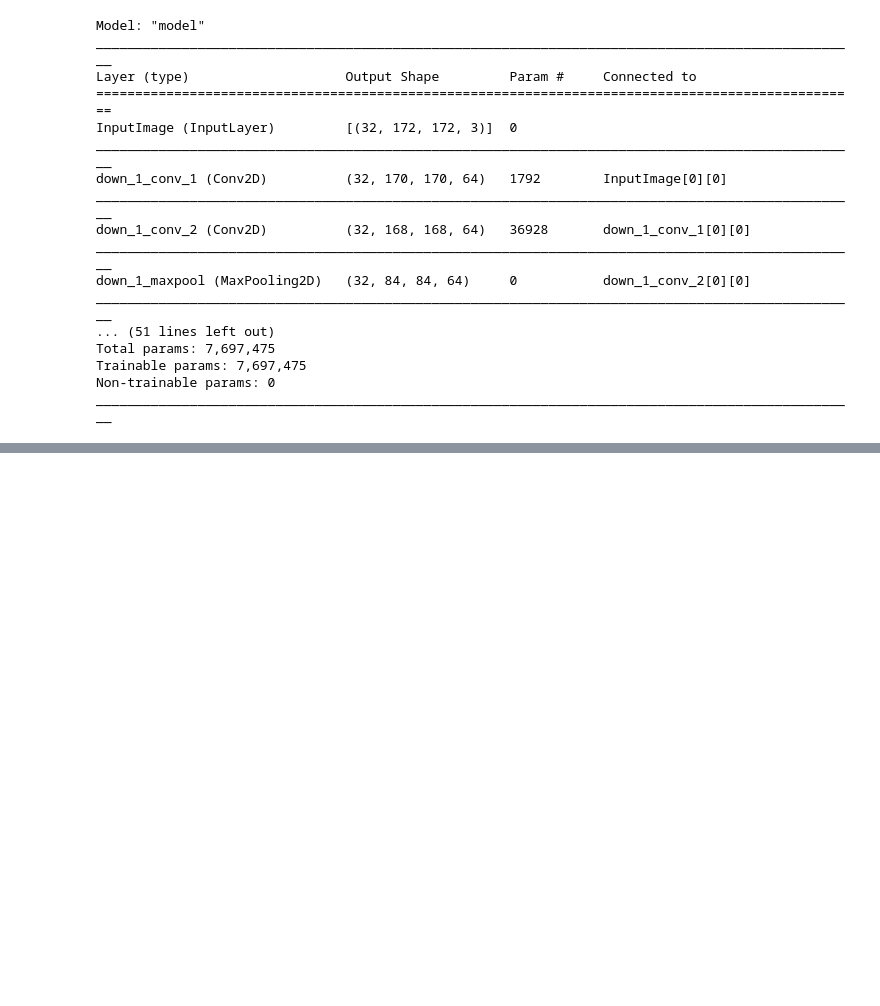
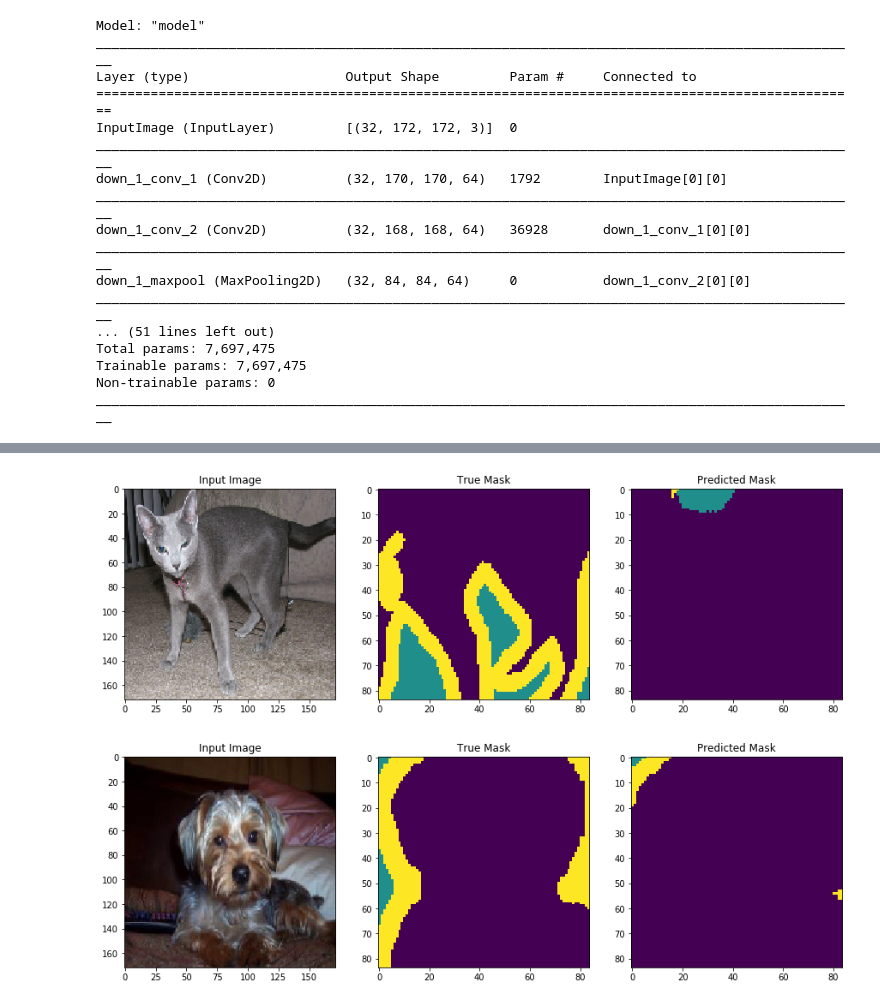
Before and after one commit to randomstructures/ExLSM-Image-Segmentation, a Jupyter notebook: Unet1/unet.ipynb, the cells around one changed output, grey strips where cells are left out. Saved outputs shown, nothing was run; the diff lists cells and outputs as text; code cells hidden in the pictures; blank space fills up the shorter version.

```diff
--- a/Unet1/unet.ipynb
+++ b/Unet1/unet.ipynb
@@ -263,0 +257,4 @@ shape of img (172, 172, 3) mask (84, 84, 1) pred (84, 84, 3)
+# %%
+# Reload best version
+unet = k.models.load_model('oxford_segmentation.h5')
+unet.evaluate(test_gen)
@@ -263,0 +268,5 @@ shape of img (172, 172, 3) mask (84, 84, 1) pred (84, 84, 3)
+# %%
+utility.show_predictions(unet, test_gen, 2)
+# %% [output]
+[figure, added]
+[figure, added]
```
Also changed, not shown: parts of 10 cells of this notebook, 1 other file.
